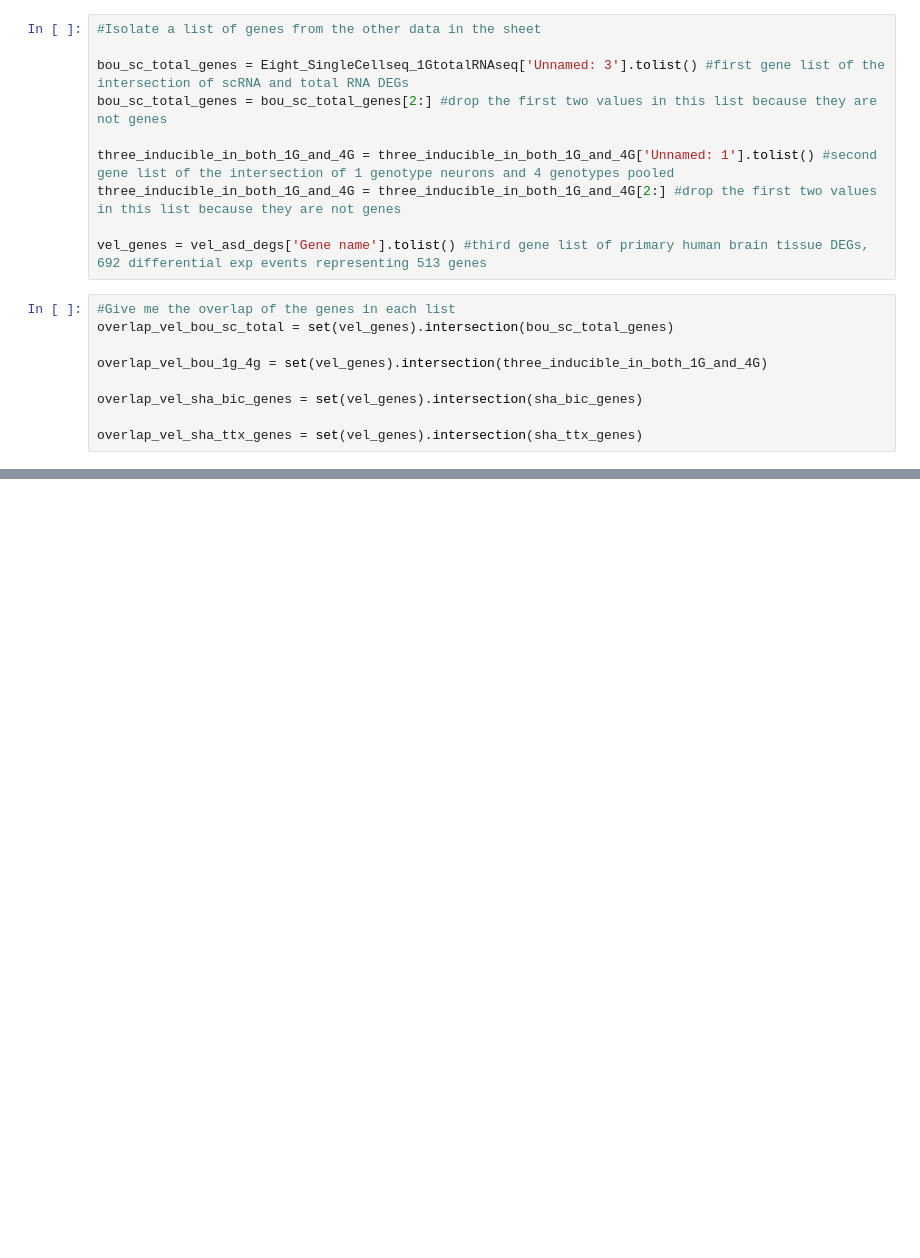
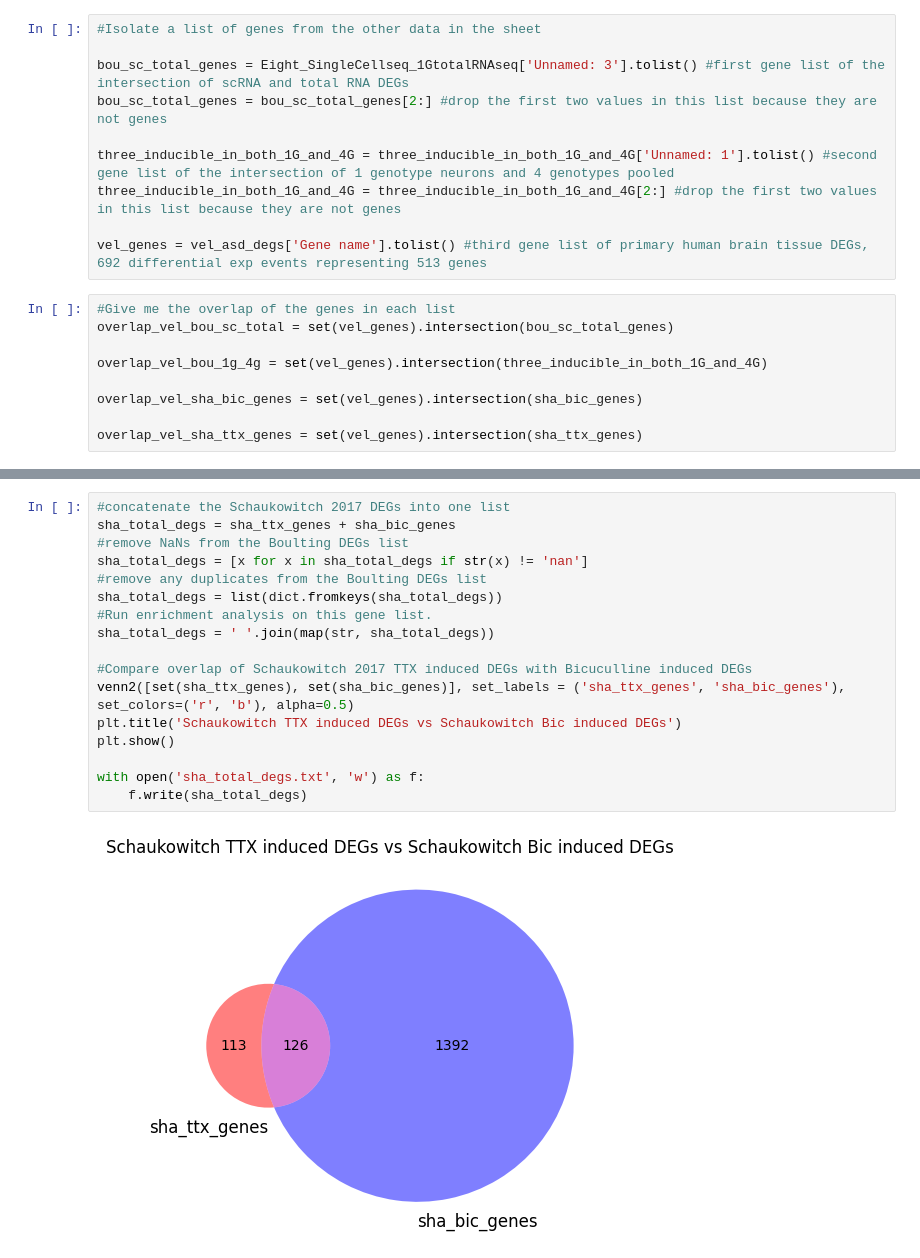
Before and after one commit to alecbarrios/Analysis, a Jupyter notebook: Homeostatic-Plasticity-Geneset.ipynb, the cells around one changed output, grey strips where cells are left out. Saved outputs shown, nothing was run; the diff lists cells and outputs as text; blank space fills up the shorter version.

```diff
--- a/Homeostatic-Plasticity-Geneset.ipynb
+++ b/Homeostatic-Plasticity-Geneset.ipynb
@@ -131,0 +131,19 @@ plt.show()
+# %%
+#concatenate the Schaukowitch 2017 DEGs into one list
+sha_total_degs = sha_ttx_genes + sha_bic_genes
+#remove NaNs from the Boulting DEGs list
+sha_total_degs = [x for x in sha_total_degs if str(x) != 'nan']
+#remove any duplicates from the Boulting DEGs list
+sha_total_degs = list(dict.fromkeys(sha_total_degs))
+#Run enrichment analysis on this gene list.
+sha_total_degs = ' '.join(map(str, sha_total_degs))
+
+#Compare overlap of Schaukowitch 2017 TTX induced DEGs with Bicuculline induced DEGs
+venn2([set(sha_ttx_genes), set(sha_bic_genes)], set_labels = ('sha_ttx_genes', 'sha_bic_genes'), set_colors=('r', 'b'), alpha=0.5)
+plt.title('Schaukowitch TTX induced DEGs vs Schaukowitch Bic induced DEGs')
+plt.show()
+
+with open('sha_total_degs.txt', 'w') as f:
+    f.write(sha_total_degs)
+# %% [output]
+[figure, added]
```
Also changed, not shown: parts of 8 cells of this notebook, 6 other files.
